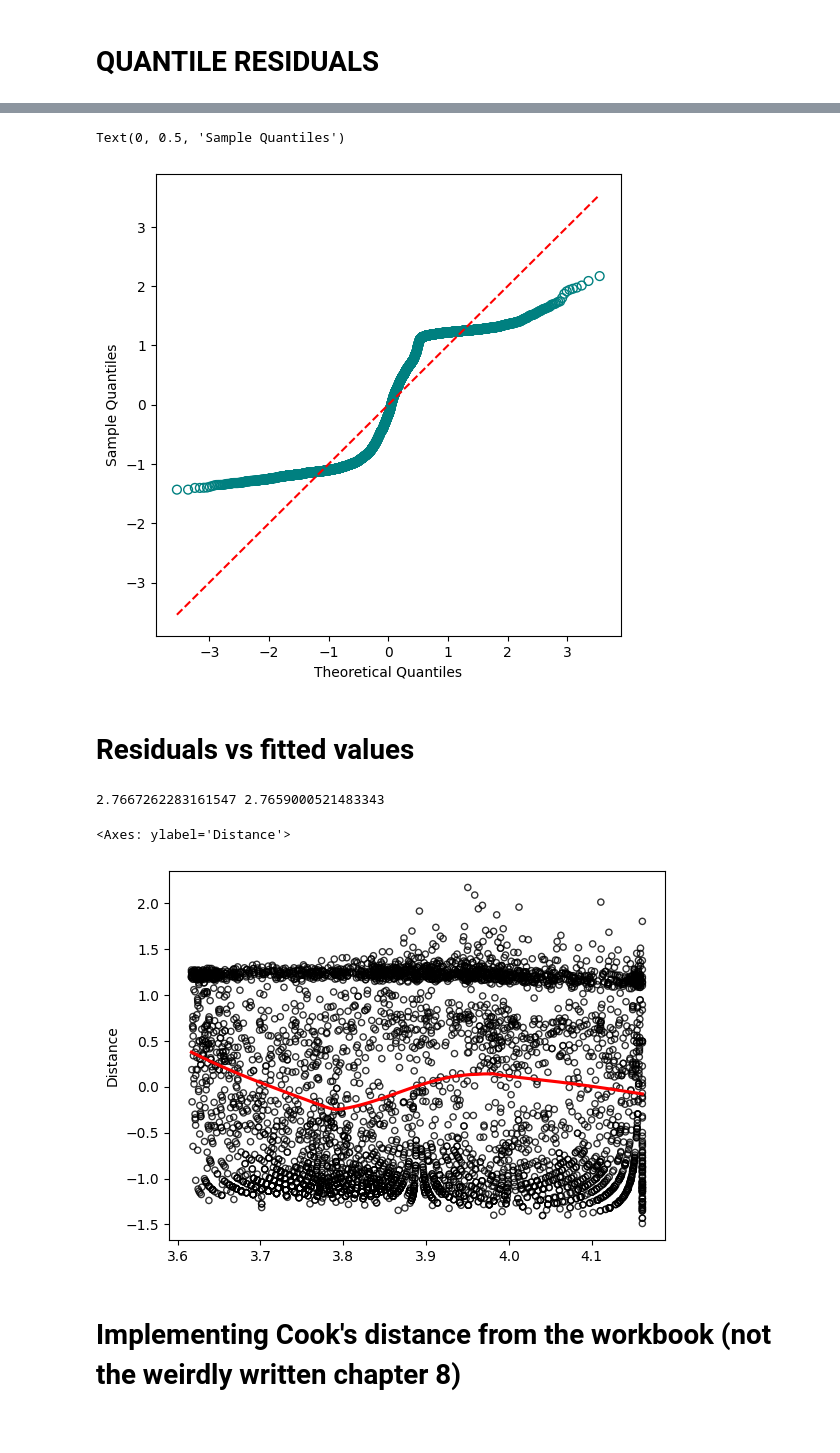
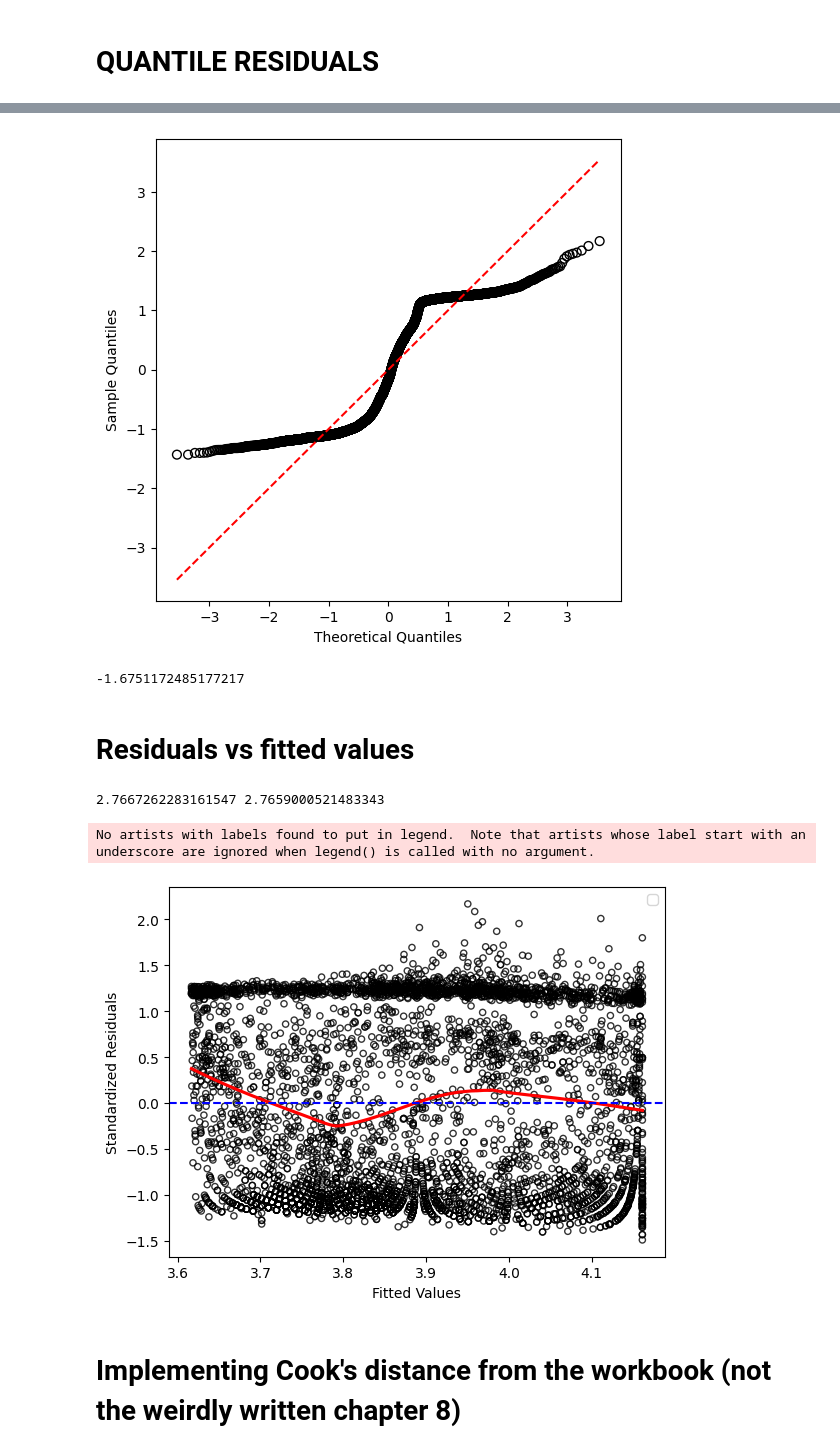
Before and after one commit to MatejVre/Generalized_Linear_Models, a Jupyter notebook: part_3.ipynb, the cells around one changed output, grey strips where cells are left out. Drawn from its saved outputs; the diff is of its cells as text; code cells hidden in the pictures.

```diff
--- a/part_3.ipynb
+++ b/part_3.ipynb
@@ -58,29 +59,43 @@ n = len(sorted_residuals)
 probabilities = (np.arange(0, n)) / n
 theoretical_quantiles = np.sqrt(2) * erfinv(2 * probabilities - 1)
 plt.figure(figsize=(6, 6))
-plt.scatter(theoretical_quantiles, sorted_residuals, edgecolor='teal', facecolor="none", marker="o", s=40)
+plt.scatter(theoretical_quantiles, sorted_residuals, edgecolor='black', facecolor="none", marker="o", s=40)
 plt.plot(theoretical_quantiles, theoretical_quantiles, color='red', linestyle="--")
 plt.xlabel("Theoretical Quantiles")
 plt.ylabel("Sample Quantiles")
+plt.savefig("qqplot", bbox_inches="tight")
 # %% [output]
-Text(0, 0.5, 'Sample Quantiles')
-[figure, old version]
+[figure, new version]
+# %%
+import scipy
+kurtosis = scipy.stats.kurtosis(sorted_residuals)
+print(kurtosis)
+# %% [output]
+-1.6751172485177217
 # %% [markdown]
 # Residuals vs fitted values
 # %%
+from matplotlib.lines import Line2D
 predictions = lr.predict(X)
 residuals = y - predictions
 sigma_hat = np.sqrt(np.sum(residuals**2) / (n - 2 - 1))
 std = np.std(residuals)
 print(sigma_hat, std)
 pearson_residuals = residuals/sigma_hat
-# h = np.diag(lr.hat_matrix)
+h = np.diag(lr.hat_matrix)
 # r = quantile_residuals/np.sqrt((1-h))
-sns.regplot(x=predictions, y=pearson_residuals, lowess=True, scatter_kws={'s': 20, 'color':"black", "facecolor":"None"}, line_kws={'color': 'red'})
+standardized_residuals = residuals / (std*np.sqrt(1-h))
+sns.regplot(x=predictions, y=quantile_residuals, lowess=True, scatter_kws={'s': 20, 'color':"black", "facecolor":"None"}, line_kws={'color': 'red'})
+plt.axhline(0, c="blue", ls="--")
+plt.xlabel("Fitted Values")
+plt.ylabel("Standardized Residuals")
+lowess_line = Line2D([0], [0], color='red', lw=2, label='LOWESS')
+plt.legend(handles=[lowess_line])
+plt.savefig("homo.png", bbox_inches="tight")
 # %% [output]
 2.7667262283161547 2.7659000521483343
-<Axes: ylabel='Distance'>
+No artists with labels found to put in legend.  Note that artists whose label start with an underscore are ignored when legend() is called with no argument.
-[figure, old version]
+[figure, new version]
 # %% [markdown]
 # Implementing Cook's distance from the workbook (not the weirdly written chapter 8)
 # %%
```
Also changed, not shown: parts of 2 cells of this notebook, 5 other files.
